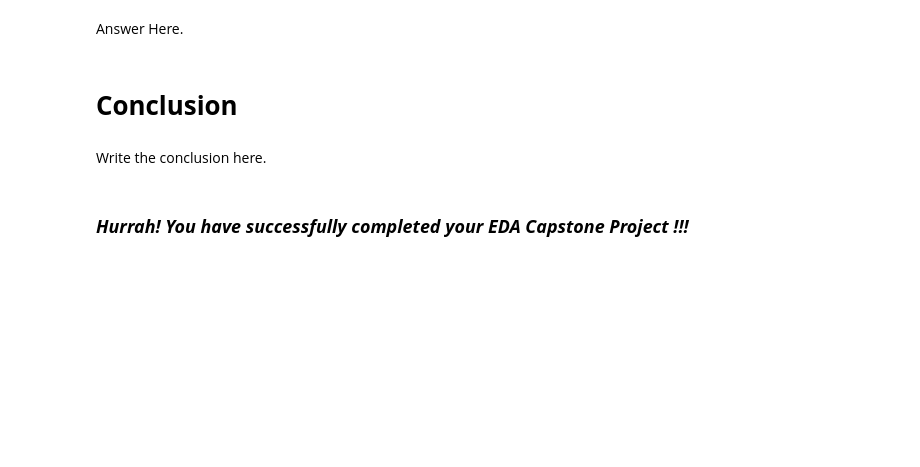
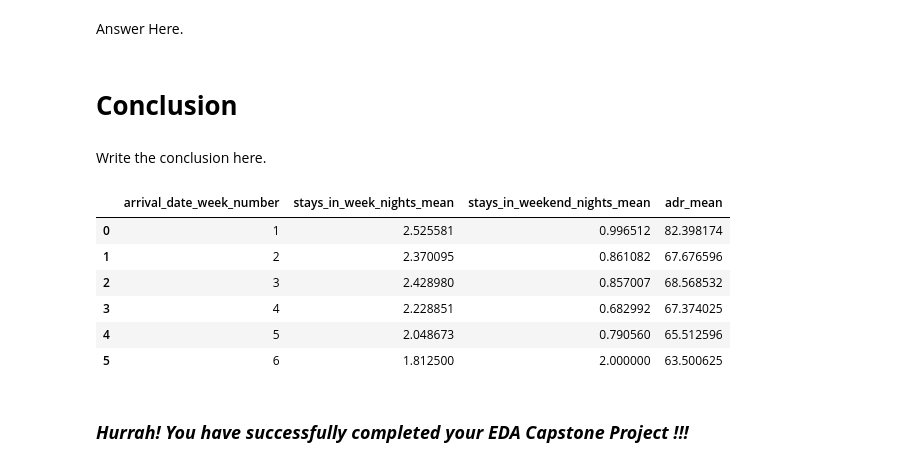
Before and after one commit to mohitwagishorg/Eda-project, a Jupyter notebook: Main_An_EDA_of_Hotel_Booking_Trends.ipynb, the cells around one changed output. Cells and saved outputs as stored; diff of their text form; code cells hidden in the pictures; blank space fills up the shorter version.

```diff
--- a/Main_An_EDA_of_Hotel_Booking_Trends.ipynb
+++ b/Main_An_EDA_of_Hotel_Booking_Trends.ipynb
@@ -1154,5 +1129,21 @@ Answer Here.
 # **Conclusion**
 # %% [markdown]
 Write the conclusion here.
+# %%
+monthly_data = h_df[h_df['arrival_date_month'] == 'January']
+weekly_stats = monthly_data.groupby('arrival_date_week_number').agg(
+        stays_in_week_nights_mean=('stays_in_week_nights', 'mean'),
+        stays_in_weekend_nights_mean=('stays_in_weekend_nights', 'mean'),
+        adr_mean=('adr', 'mean')
+    ).reset_index()
+weekly_stats
+# %% [output]
+|  | arrival_date_week_number | stays_in_week_nights_mean | stays_in_weekend_nights_mean | adr_mean |
+| 0 | 1 | 2.525581 | 0.996512 | 82.398174 |
+| 1 | 2 | 2.370095 | 0.861082 | 67.676596 |
+| 2 | 3 | 2.428980 | 0.857007 | 68.568532 |
+| 3 | 4 | 2.228851 | 0.682992 | 67.374025 |
+| 4 | 5 | 2.048673 | 0.790560 | 65.512596 |
+| 5 | 6 | 1.812500 | 2.000000 | 63.500625 |
 # %% [markdown]
 ### ***Hurrah! You have successfully completed your EDA Capstone Project !!!***
```
Also changed, not shown: parts of 55 cells of this notebook.
